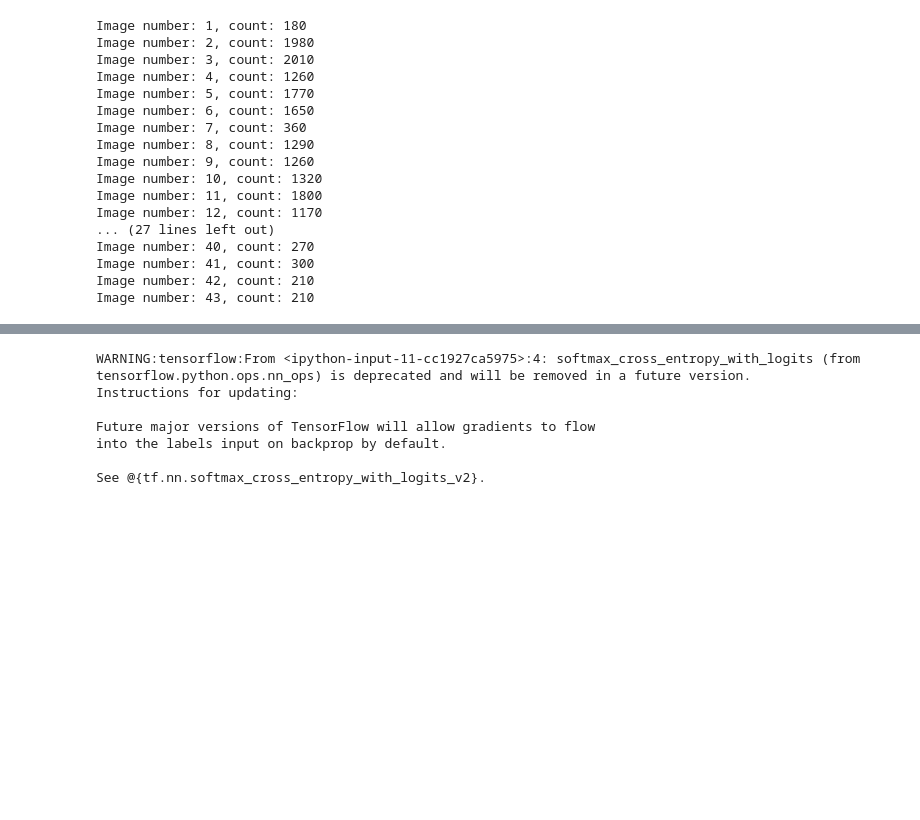
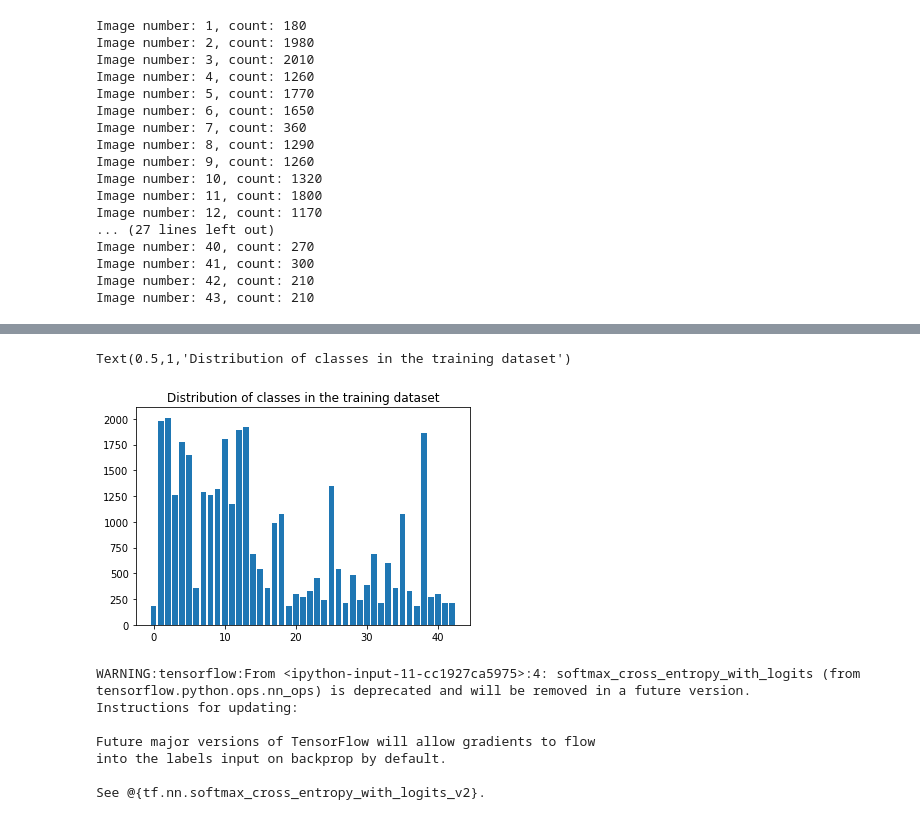
Before and after one commit to thiyagu145/Traffic-Sign-Classifier, a Jupyter notebook: TrafficSignClassifier.ipynb, the cells around one changed output, grey strips where cells are left out. Drawn from its saved outputs; the diff is of its cells as text; code cells hidden in the pictures; blank space fills up the shorter version.

```diff
--- a/TrafficSignClassifier.ipynb
+++ b/TrafficSignClassifier.ipynb
@@ -89,3 +86,10 @@ Image number: 43, count: 210
+# %%
+##Histogram of images in each class
+plt.bar(unique_images,image_count,width=0.8)
+plt.title('Distribution of classes in the training dataset')
+# %% [output]
+Text(0.5,1,'Distribution of classes in the training dataset')
+[figure, added]
 # %%
 ##Converting Image to grayscale
 X_train = np.sum(X_train/3, axis=3, keepdims=True)
```
Also changed, not shown: parts of 4 cells of this notebook.
